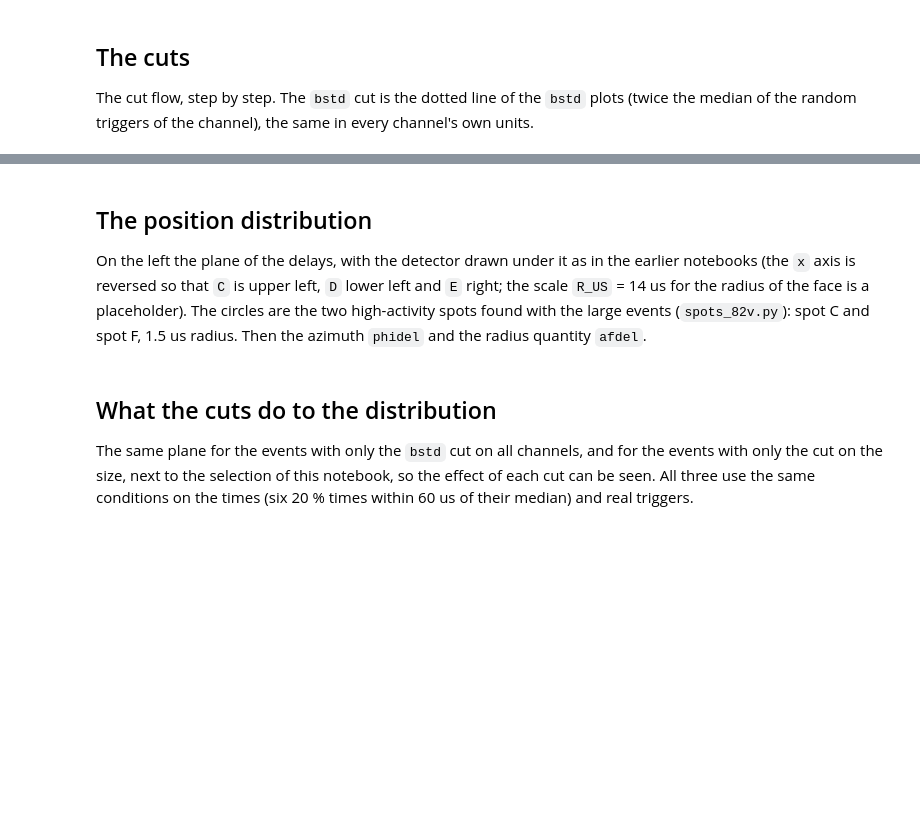
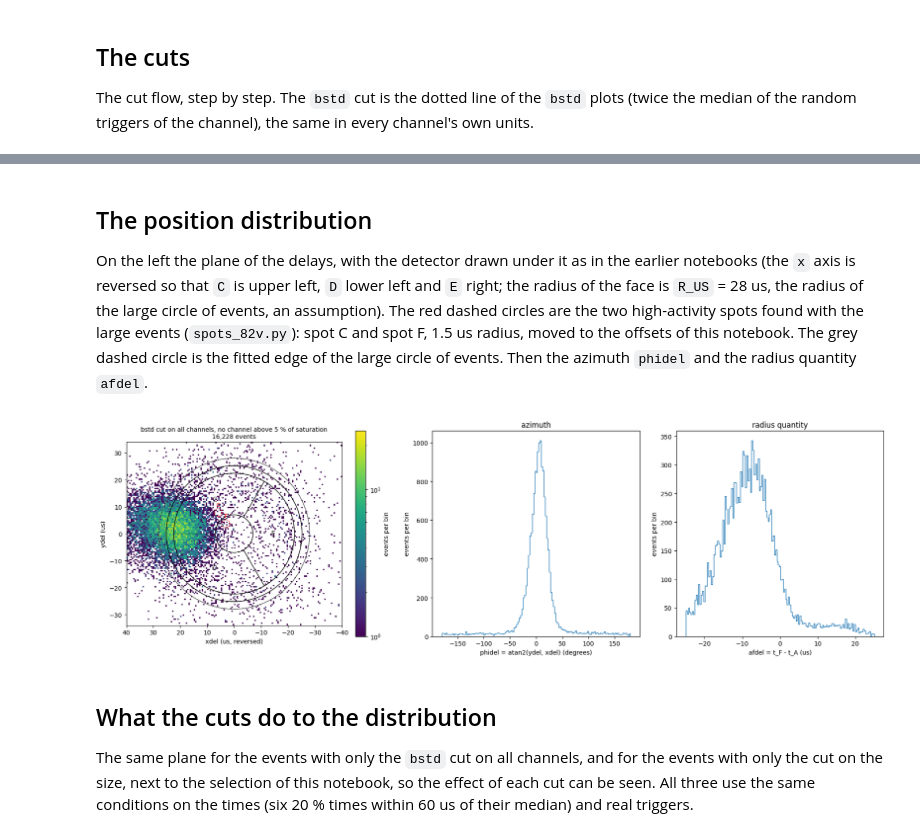
Before and after one commit to villano-lab/NSDF-Data, a Jupyter notebook: data_analysis/R76/notebooks/relcal/positions-small-quiet-82v.ipynb, the cells around one changed output, grey strips where cells are left out. Drawn from its saved outputs; the diff is of its cells as text; code cells hidden in the pictures; blank space fills up the shorter version.

```diff
--- a/data_analysis/R76/notebooks/relcal/positions-small-quiet-82v.ipynb
+++ b/data_analysis/R76/notebooks/relcal/positions-small-quiet-82v.ipynb
@@ -65,7 +72,8 @@ SATH = np.array([1277, 1095, 589, 930, 680, 883.0])         # saturated height o
 FRAC = 0.05
 BSTD_CUT = np.array([2 * np.median(bstd[rand, i]) for i in range(6)])
 WINDOW = 60.0                                               # microseconds: the six times of one pulse lie within this of their median
-OFFSET_X, OFFSET_Y = -20.0, 9.0                             # Fritts's offsets are -1.0 us in x and +9.0 us in y; here x is -20 us: it puts the distribution of these small events near xdel = 0
+OFFSET_X, OFFSET_Y = 0.5, 12.0                              # Fritts's offsets are -1.0 us in x and +9.0 us in y; these put the centre of the large circle of events at the origin
+SPOT_SHIFT = (OFFSET_X - (-1.0), OFFSET_Y - 9.0)            # the spots of spots_82v.py are in delays with Fritts's offsets: move them by this
 EXCLUDE = {"07221113_1159"}
 print("bstd cut (counts):      " + ", ".join(f"{k} {c:.2f}" for k, c in zip(LETTERS, BSTD_CUT)))
 print("5 % of saturation:      " + ", ".join(f"{k} {FRAC * h:.0f}" for k, h in zip(LETTERS, SATH)))
@@ -95,46 +114,50 @@ for name, v in [("xdel", xdel), ("ydel", ydel), ("afdel", afdel)]:
 # %% [markdown]
 ## The position distribution
 
-On the left the plane of the delays, with the detector drawn under it as in the earlier notebooks (the `x` axis is reversed so that `C` is upper left, `D` lower left and `E` right; the scale `R_US` = 14 us for the radius of the face is a placeholder). The circles are the two high-activity spots found with the large events (`spots_82v.py`): spot C and spot F, 1.5 us radius. Then the azimuth `phidel` and the radius quantity `afdel`.
+On the left the plane of the delays, with the detector drawn under it as in the earlier notebooks (the `x` axis is reversed so that `C` is upper left, `D` lower left and `E` right; the radius of the face is `R_US` = 28 us, the radius of the large circle of events, an assumption). The red dashed circles are the two high-activity spots found with the large events (`spots_82v.py`): spot C and spot F, 1.5 us radius, moved to the offsets of this notebook. The grey dashed circle is the fitted edge of the large circle of events. Then the azimuth `phidel` and the radius quantity `afdel`.
 # %%
 REGIONS = {   # letter -> (inner radius, outer radius, start angle, end angle) in degrees, radius 1 = the face
     "A": (0.90, 1.00, 0, 360), "B": (0.80, 0.90, 0, 360),
     "C": (0.25, 0.80, 60, 180), "D": (0.25, 0.80, 180, 300), "E": (0.25, 0.80, -60, 60),
     "F": (0.00, 0.25, 0, 360),
 }
-R_US = 14.0       # PLACEHOLDER: the radius of the face in microseconds of delay
-XR, YR = 22, 16
+R_US = 28.0       # the radius of the large circle of events (fitted by eye to its outer edge); that it is the edge of the face is an assumption
+XR, YR = 40, 34
 
 def draw_detector_mirrored(ax, radius=R_US, label=True, lw=0.8):
     for k, (r_in, r_out, a0, a1) in REGIONS.items():
         ax.add_patch(Wedge((0, 0), r_out * radius, 180 - a1, 180 - a0, width=(r_out - r_in) * radius,
                            facecolor="none", edgecolor="k", linewidth=lw, zorder=3))
         if label and k in "CDE":
             a = np.deg2rad((a0 + a1) / 2)
             ax.text(-0.52 * radius * np.cos(a), 0.52 * radius * np.sin(a), k, ha="center", va="center", fontsize=11, color="0.25", zorder=5)
     ax.set_aspect("equal")
 
 def plane(ax, m, title, spots=False):
-    h = ax.hist2d(xdel[m], ydel[m], bins=[160, 120], range=[[-XR, XR], [-YR, YR]], cmap="viridis", norm=colors.LogNorm(), cmin=1, zorder=2)
+    h = ax.hist2d(xdel[m], ydel[m], bins=[160, 136], range=[[-XR, XR], [-YR, YR]], cmap="viridis", norm=colors.LogNorm(), cmin=1, zorder=2)
     draw_detector_mirrored(ax)
     if spots:
         for name, (x0, y0, r) in SPOTS.items():
+            x0, y0 = x0 + SPOT_SHIFT[0], y0 + SPOT_SHIFT[1]
             ax.add_patch(Circle((x0, y0), r, fill=False, ec="r", lw=0.8, ls="--", zorder=4))
-            ax.text(x0, y0 + r + 0.5, name, color="r", ha="center", fontsize=9, zorder=5)
+            ax.text(x0, y0 + r + 0.8, name, color="r", ha="center", fontsize=9, zorder=5)
+        ax.add_patch(Circle((0, 0), R_US, fill=False, ec="0.5", lw=1.0, ls="--", zorder=4))
     ax.set_xlim(XR, -XR); ax.set_ylim(-YR, YR)
     ax.set_xlabel("xdel (us, reversed)"); ax.set_ylabel("ydel (us)")
     ax.set_title(f"{title}\n{m.sum():,} events", fontsize=10)
     return h
 
 fig, axes = plt.subplots(1, 3, figsize=(18, 5.6), gridspec_kw={"width_ratios": [1.3, 1, 1]})
 h = plane(axes[0], use, "bstd cut on all channels, no channel above 5 % of saturation", spots=True)
 fig.colorbar(h[3], ax=axes[0], label="events per bin")
 axes[1].hist(phidel[use], bins=np.linspace(-180, 180, 145), histtype="step", color="C0")
 axes[1].set_xlabel("phidel = atan2(ydel, xdel) (degrees)"); axes[1].set_ylabel("events per bin"); axes[1].set_title("azimuth")
 axes[2].hist(afdel[use], bins=np.linspace(-25, 25, 150), histtype="step", color="C0")
 axes[2].set_xlabel("afdel = t_F - t_A (us)"); axes[2].set_ylabel("events per bin"); axes[2].set_title("radius quantity")
 fig.tight_layout()
 plt.show()
+# %% [output]
+[figure, added]
 # %% [markdown]
 ## What the cuts do to the distribution
 
```
Also changed, not shown: parts of 13 cells of this notebook, 2 other files.
